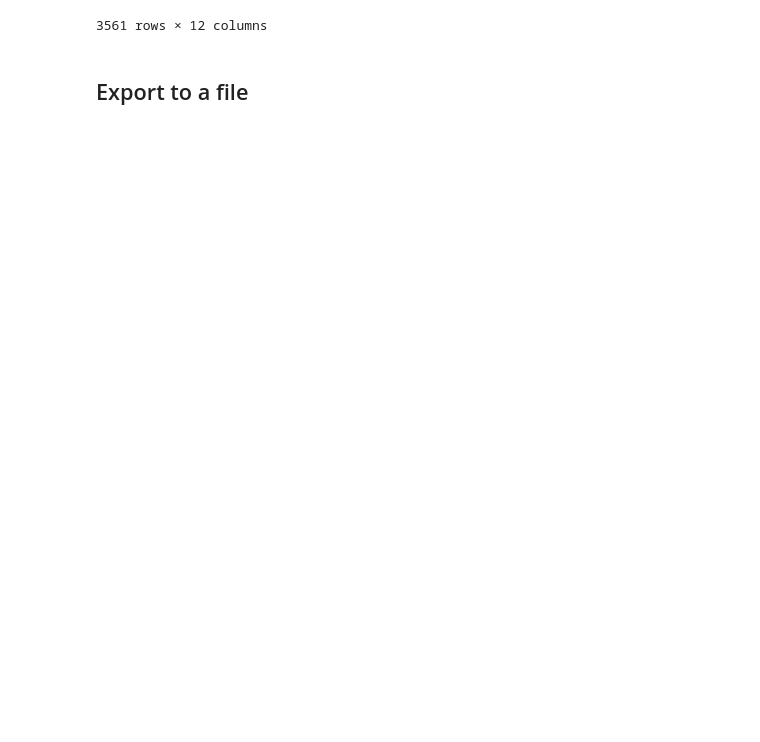
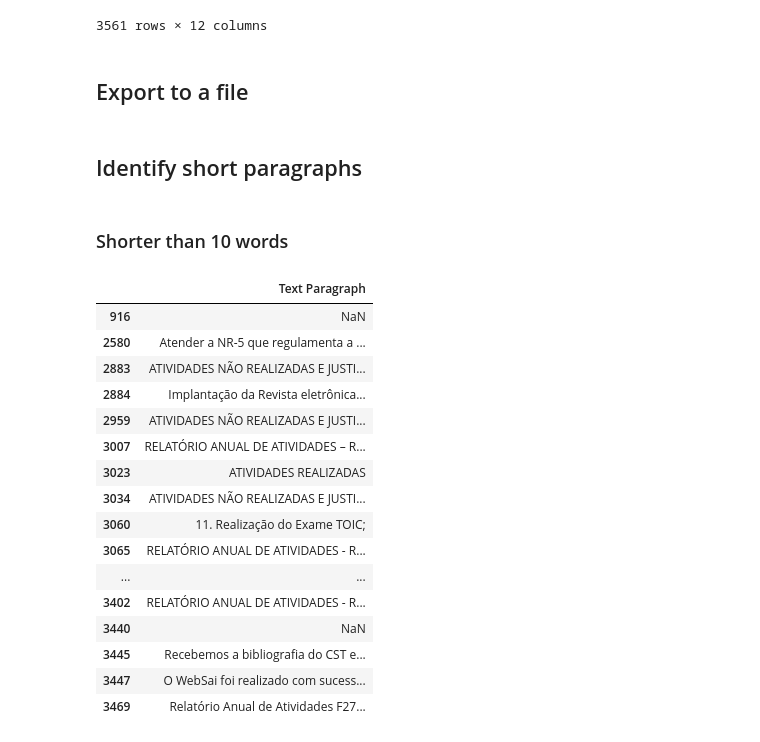
Before and after one commit to laelgelc/cl_st1_fernanda, a Jupyter notebook: CL_St1_Ph1_Fernanda.ipynb, the cells around one changed output. Saved outputs shown, nothing was run; the diff lists cells and outputs as text; code cells hidden in the pictures; blank space fills up the shorter version.

```diff
--- a/CL_St1_Ph1_Fernanda.ipynb
+++ b/CL_St1_Ph1_Fernanda.ipynb
@@ -573,3 +573,29 @@ df_fatec_2
 df_fatec_2.to_json(f"{output_directory}/cl_st1_ph1_fernanda.jsonl", orient='records', lines=True)
 # %%
 df_fatec_2.to_excel(f"{output_directory}/cl_st1_ph1_fernanda.xlsx", index=False)
+# %% [markdown]
+## Identify short paragraphs
+# %% [markdown]
+### Shorter than 10 words
+# %%
+mask_short = df_fatec_2['Word Count NLTK'] <= 10
+df_short_paragraphs = df_fatec_2.loc[mask_short, ['Text Paragraph']]
+df_short_paragraphs
+# %% [output]
+|  | Text Paragraph |
+| 916 | NaN |
+| 2580 | Atender a NR-5 que regulamenta a ... |
+| 2883 | ATIVIDADES NÃO REALIZADAS E JUSTI... |
+| 2884 | Implantação da Revista eletrônica... |
+| 2959 | ATIVIDADES NÃO REALIZADAS E JUSTI... |
+| 3007 | RELATÓRIO ANUAL DE ATIVIDADES – R... |
+| 3023 | ATIVIDADES REALIZADAS |
+| 3034 | ATIVIDADES NÃO REALIZADAS E JUSTI... |
+| 3060 | 11. Realização do Exame TOIC; |
+| 3065 | RELATÓRIO ANUAL DE ATIVIDADES - R... |
+| ... | ... |
+| 3402 | RELATÓRIO ANUAL DE ATIVIDADES - R... |
+| 3440 | NaN |
+| 3445 | Recebemos a bibliografia do CST e... |
+| 3447 | O WebSai foi realizado com sucess... |
+| 3469 | Relatório Anual de Atividades F27... |
```
Also changed, not shown: parts of 6 cells of this notebook, 3 other files.
